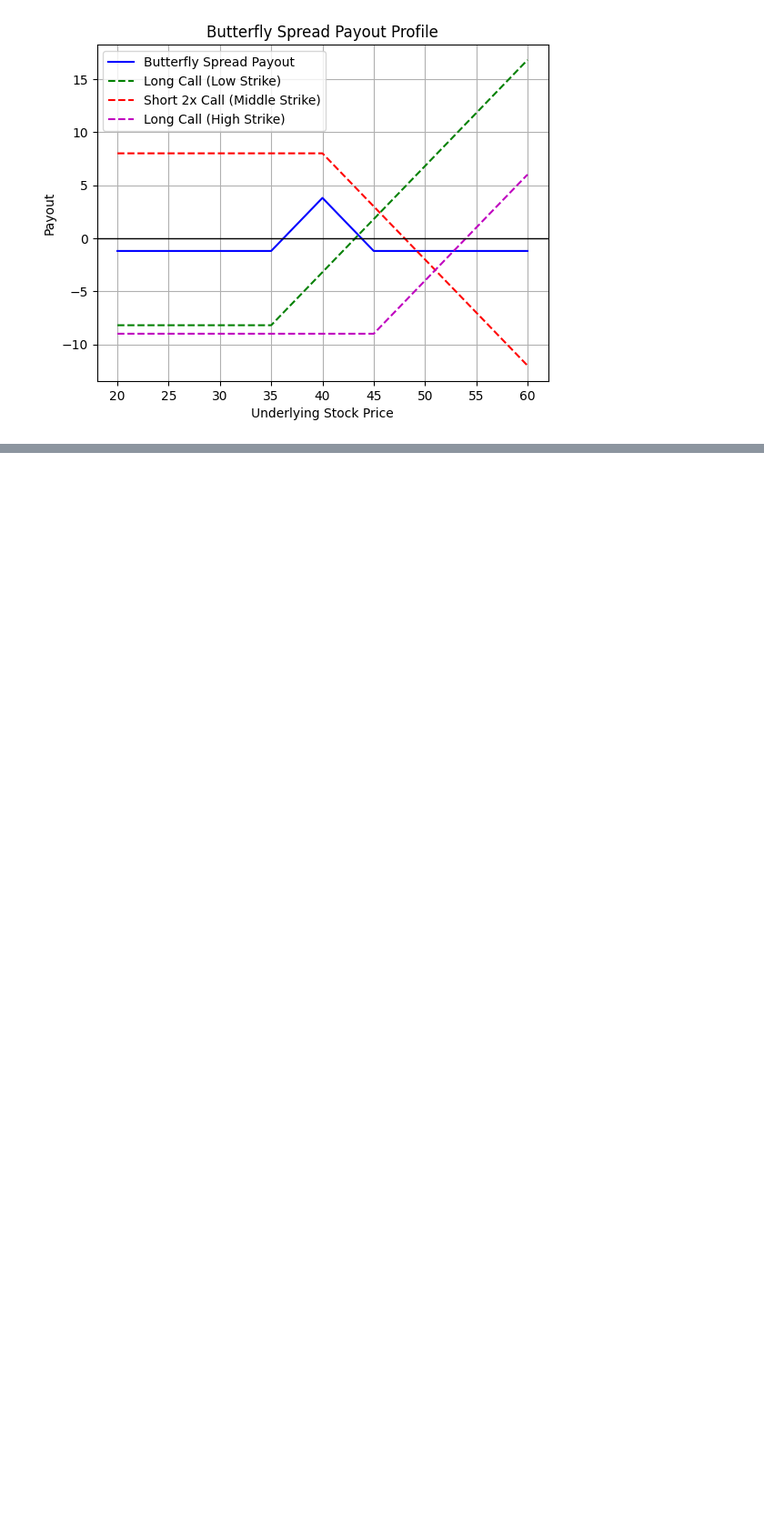
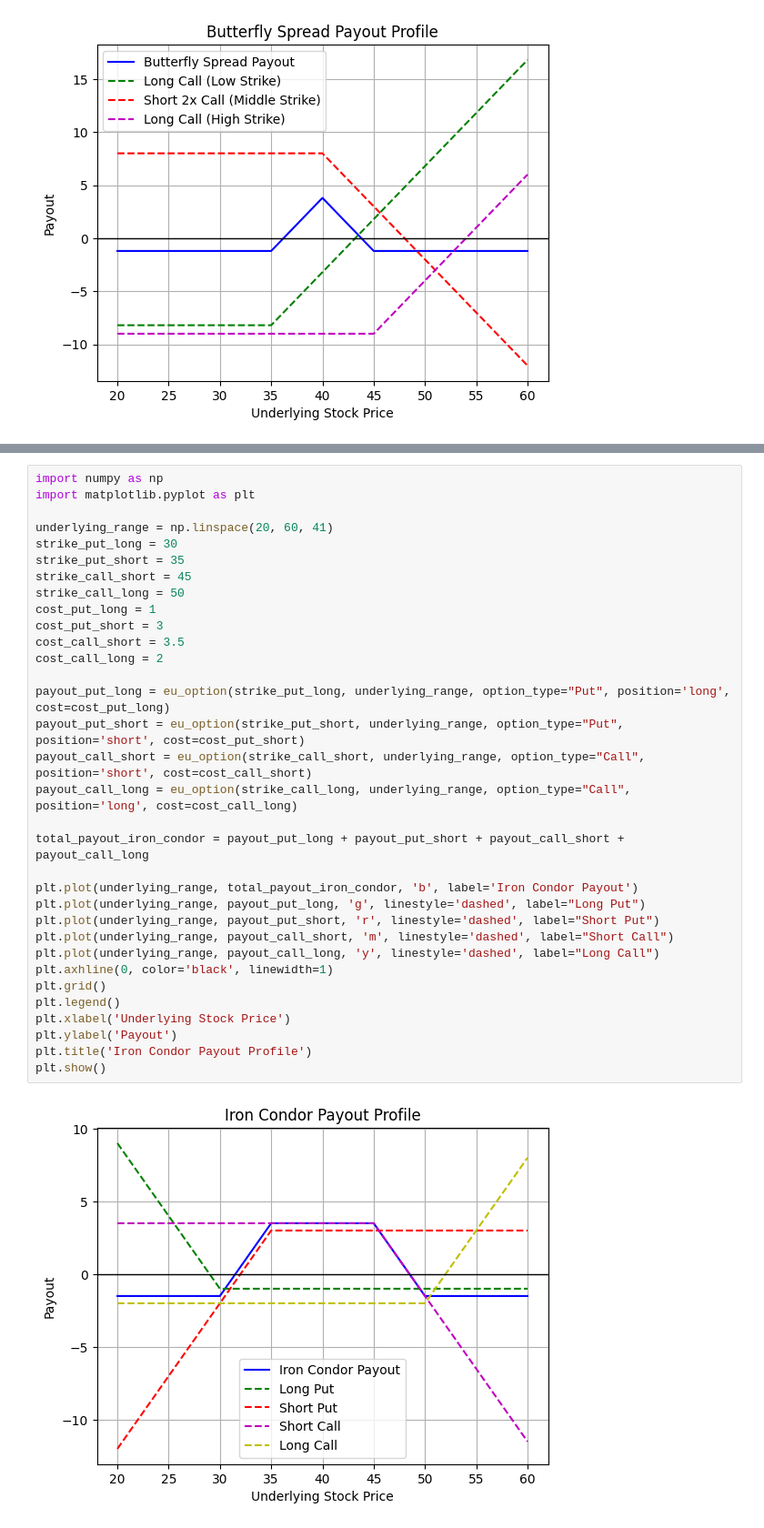
Before and after one commit to alvinkwan1214/derivatives, a Jupyter notebook: position.ipynb, the cells around one changed output, grey strips where cells are left out. Shown: that part at 91% size. Saved outputs shown, nothing was run; the diff lists cells and outputs as text; blank space fills up the shorter version.

```diff
--- a/position.ipynb
+++ b/position.ipynb
@@ -125,0 +128,35 @@ plt.show()
+# %%
+import numpy as np
+import matplotlib.pyplot as plt
+
+underlying_range = np.linspace(20, 60, 41)
+strike_put_long = 30
+strike_put_short = 35
+strike_call_short = 45
+strike_call_long = 50
+cost_put_long = 1
+cost_put_short = 3
+cost_call_short = 3.5
+cost_call_long = 2
+
+payout_put_long = eu_option(strike_put_long, underlying_range, option_type="Put", position='long', cost=cost_put_long)
+payout_put_short = eu_option(strike_put_short, underlying_range, option_type="Put", position='short', cost=cost_put_short)
+payout_call_short = eu_option(strike_call_short, underlying_range, option_type="Call", position='short', cost=cost_call_short)
+payout_call_long = eu_option(strike_call_long, underlying_range, option_type="Call", position='long', cost=cost_call_long)
+
+total_payout_iron_condor = payout_put_long + payout_put_short + payout_call_short + payout_call_long
+
+plt.plot(underlying_range, total_payout_iron_condor, 'b', label='Iron Condor Payout')
+plt.plot(underlying_range, payout_put_long, 'g', linestyle='dashed', label="Long Put")
+plt.plot(underlying_range, payout_put_short, 'r', linestyle='dashed', label="Short Put")
+plt.plot(underlying_range, payout_call_short, 'm', linestyle='dashed', label="Short Call")
+plt.plot(underlying_range, payout_call_long, 'y', linestyle='dashed', label="Long Call")
+plt.axhline(0, color='black', linewidth=1)
+plt.grid()
+plt.legend()
+plt.xlabel('Underlying Stock Price')
+plt.ylabel('Payout')
+plt.title('Iron Condor Payout Profile')
+plt.show()
+# %% [output]
+[figure, added]
```
Also changed, not shown: parts of 1 cell of this notebook, 2 other files.
